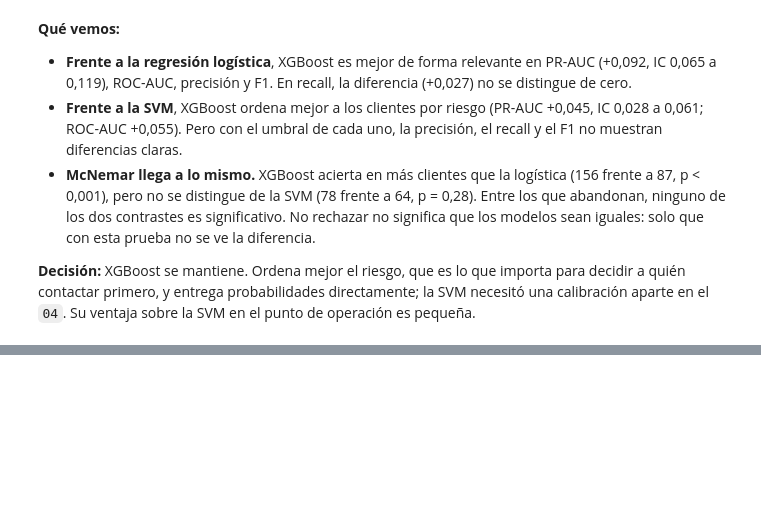
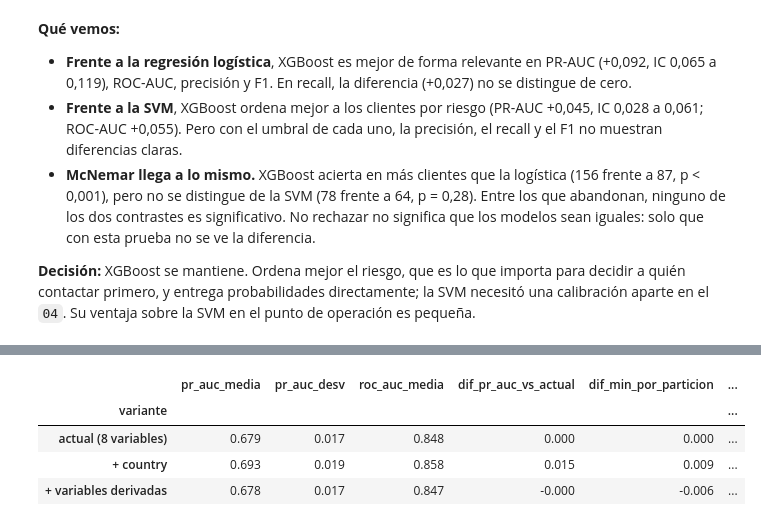
Before and after one commit to Danielfts/MINE-ciencia-de-datos, a Jupyter notebook: Taller 2/notebooks/05_evaluacion.ipynb, the cells around one changed output, grey strips where cells are left out. Drawn from its saved outputs; the diff is of its cells as text; code cells hidden in the pictures; blank space fills up the shorter version.

```diff
--- a/Taller 2/notebooks/05_evaluacion.ipynb
+++ b/Taller 2/notebooks/05_evaluacion.ipynb
@@ -385,0 +527,52 @@ SVM en el punto de operación es pequeña.
+# %%
+NUMERICAS = ['credit_score', 'age', 'tenure', 'balance', 'estimated_salary']
+hiper = seleccion['hiperparametros'][ELEGIDO]
+
+def derivar(d):
+    d = d.copy()
+    d['saldo_cero'] = (d['balance'] == 0).astype(float)
+    d['saldo_salario'] = d['balance'] / (d['estimated_salary'] + 1)
+    d['un_producto'] = (d['products_number'] == 1).astype(float)
+    d['tres_o_mas_productos'] = (d['products_number'] >= 3).astype(float)
+    d['edad_x_activo'] = d['age'] * d['active_member']
+    return d
+
+def pipeline_xgb(numericas, categoricas, binarias):
+    prep = ColumnTransformer([
+        ('numericas', SimpleImputer(strategy='median'), numericas),
+        ('categoricas', OneHotEncoder(handle_unknown='ignore'), categoricas),
+        ('binarias', 'passthrough', binarias),
+    ])
+    modelo = XGBClassifier(**hiper, eval_metric='logloss', random_state=SEMILLA, n_jobs=1)
+    return Pipeline([('preparar', prep), ('modelo', modelo)])
+
+base_train = df.loc[~es_prueba].copy()
+base_train[NUMERICAS] = base_train[NUMERICAS].astype(float)
+derivadas = ['saldo_cero', 'saldo_salario', 'un_producto', 'tres_o_mas_productos', 'edad_x_activo']
+VARIANTES = {
+    'actual (8 variables)': (NUMERICAS, ['products_number'], ['credit_card', 'active_member']),
+    '+ country': (NUMERICAS, ['products_number', 'country'], ['credit_card', 'active_member']),
+    '+ variables derivadas': (NUMERICAS + ['saldo_salario', 'edad_x_activo'], ['products_number'],
+                              ['credit_card', 'active_member', 'saldo_cero', 'un_producto', 'tres_o_mas_productos']),
+}
+datos = derivar(base_train)
+res_var = {}
+for nombre, (num, cat, binr) in VARIANTES.items():
+    r = cross_validate(pipeline_xgb(num, cat, binr), datos[num + cat + binr], y_train, cv=cv,
+                       scoring={'pr_auc': 'average_precision', 'roc_auc': 'roc_auc'}, n_jobs=-1)
+    res_var[nombre] = r
+
+filas = []
+for nombre, r in res_var.items():
+    d = r['test_pr_auc'] - res_var['actual (8 variables)']['test_pr_auc']
+    filas.append({'variante': nombre, 'pr_auc_media': r['test_pr_auc'].mean(), 'pr_auc_desv': r['test_pr_auc'].std(),
+                  'roc_auc_media': r['test_roc_auc'].mean(), 'dif_pr_auc_vs_actual': d.mean(),
+                  'dif_min_por_particion': d.min(), 'dif_max_por_particion': d.max()})
+mejoras = pd.DataFrame(filas).set_index('variante')
+display(mejoras)
+# %% [output]
+|  | pr_auc_media | pr_auc_desv | roc_auc_media | dif_pr_auc_vs_actual | dif_min_por_particion | ... |
+| variante |  |  |  |  |  | ... |
+| actual (8 variables) | 0.679 | 0.017 | 0.848 | 0.000 | 0.000 | ... |
+| + country | 0.693 | 0.019 | 0.858 | 0.015 | 0.009 | ... |
+| + variables derivadas | 0.678 | 0.017 | 0.847 | -0.000 | -0.006 | ... |
```
Also changed, not shown: parts of 12 cells of this notebook, 1 other file.
